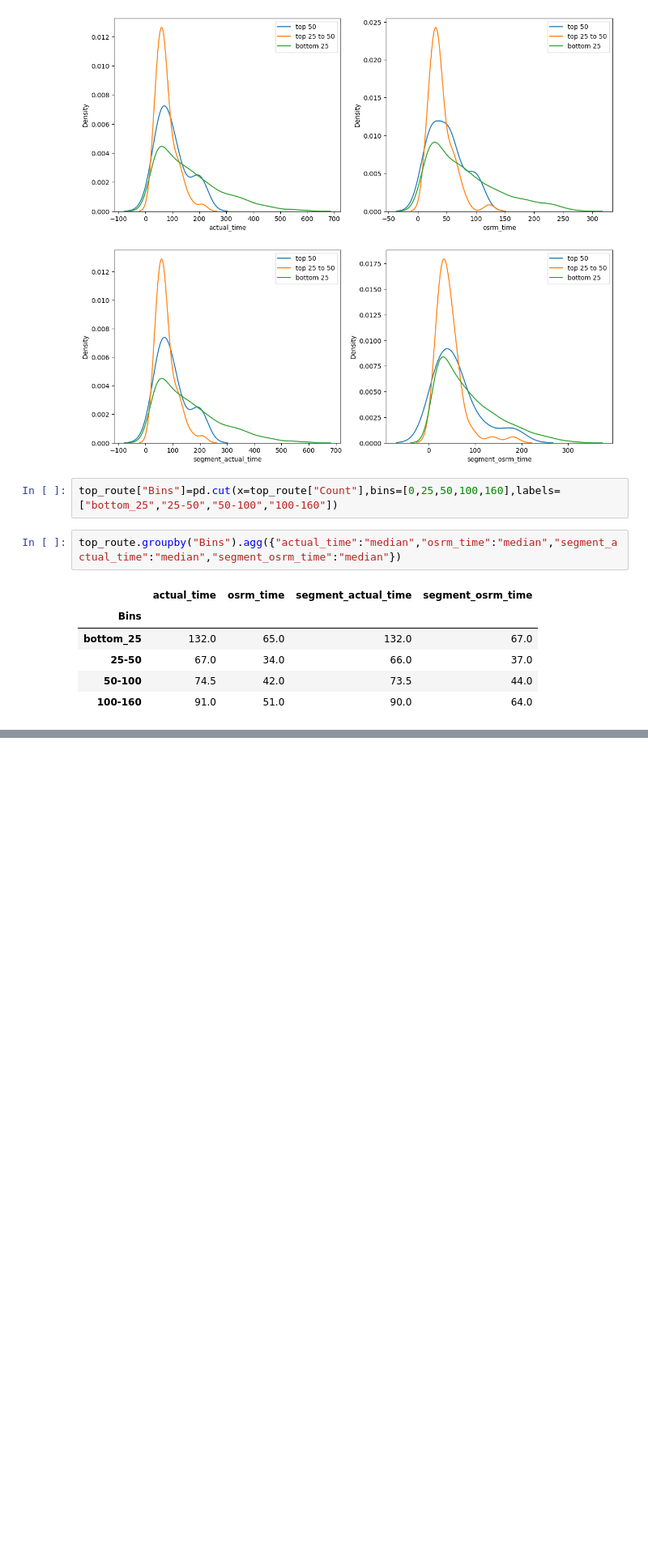
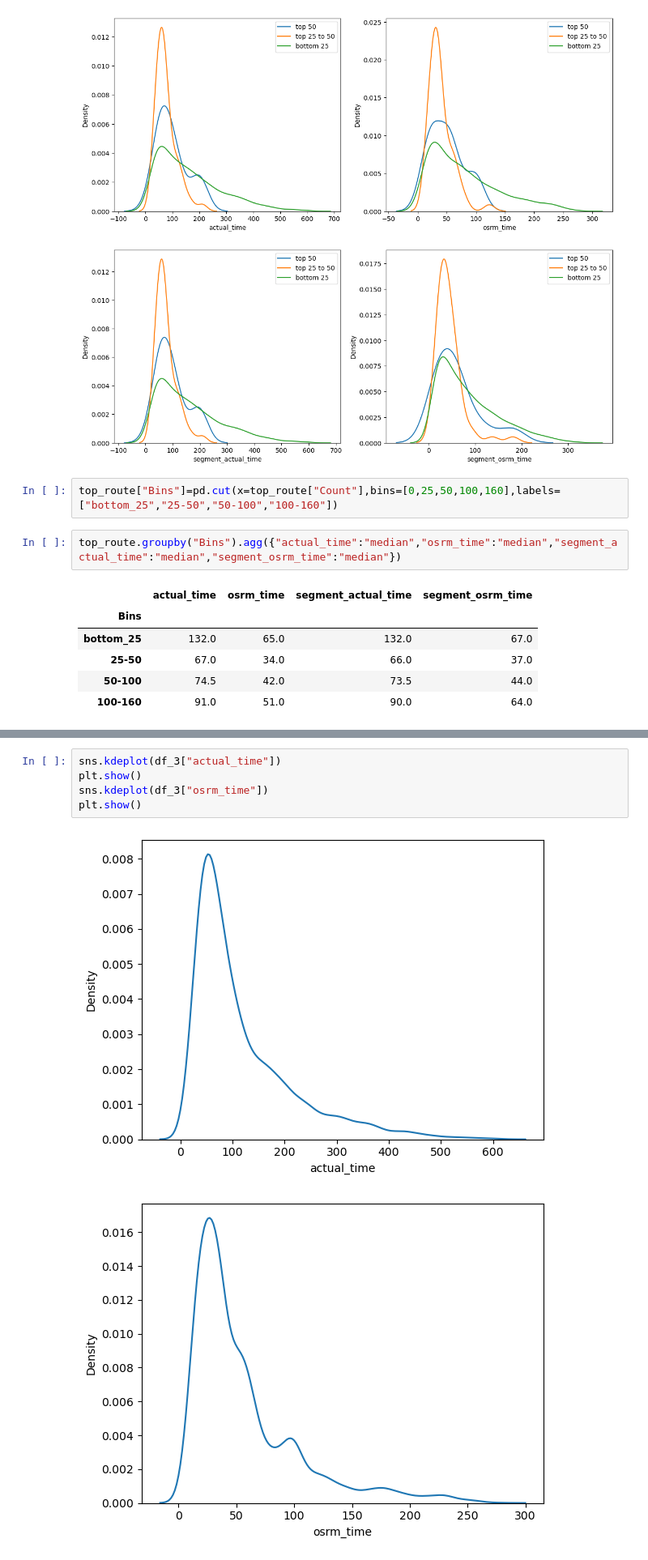
Before and after one commit to Navaneeth-7/scaler_logistics_service, a Jupyter notebook: file_1.ipynb, the cells around one changed output, grey strips where cells are left out. Shown at 81% size. Cells and saved outputs as stored; diff of their text form; blank space fills up the shorter version.

```diff
--- a/file_1.ipynb
+++ b/file_1.ipynb
@@ -839,0 +903,8 @@ top_route.groupby("Bins").agg({"actual_time":"median","osrm_time":"median","segm
+# %%
+sns.kdeplot(df_3["actual_time"])
+plt.show()
+sns.kdeplot(df_3["osrm_time"])
+plt.show()
+# %% [output]
+[figure, added]
+[figure, added]
```
Also changed, not shown: parts of 28 cells of this notebook.
